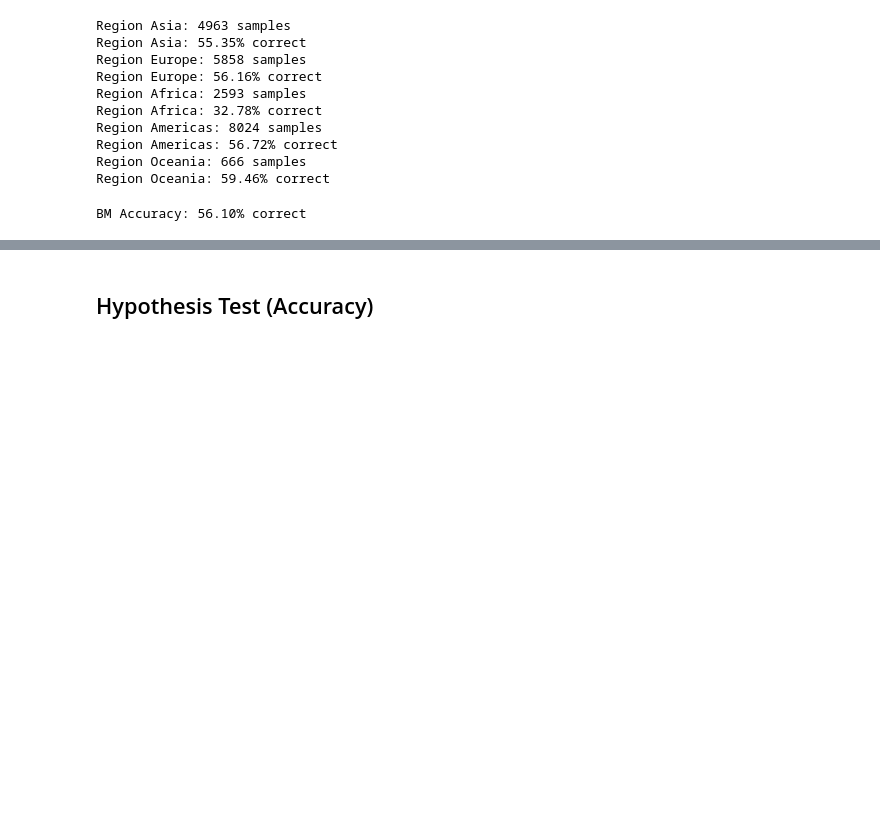
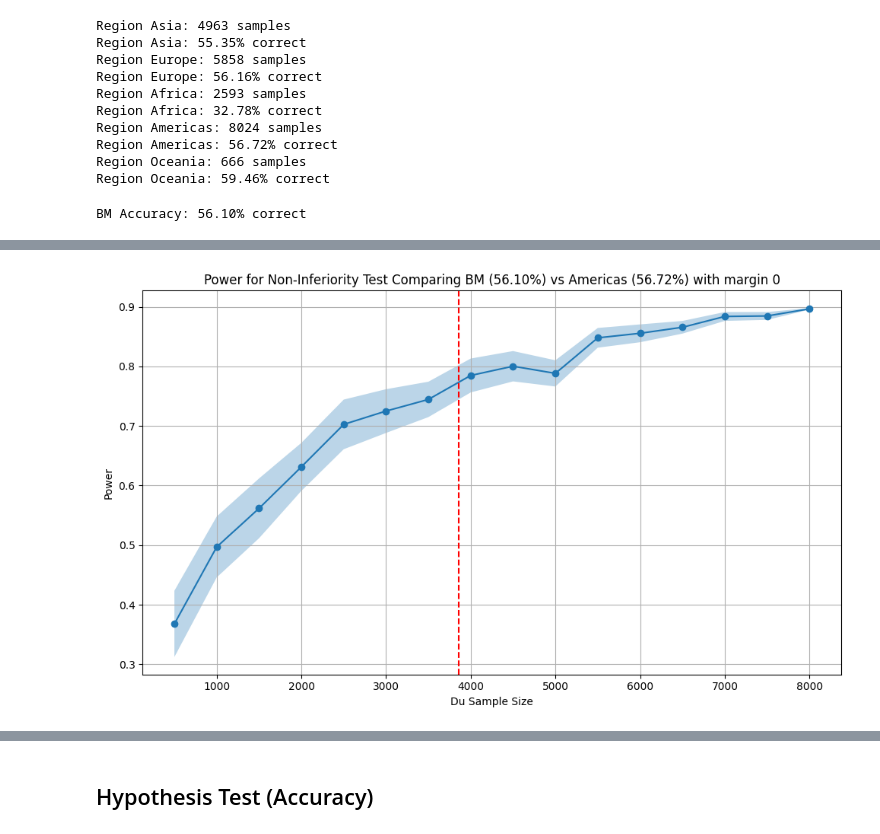
Before and after one commit to cleverhans-lab/suitability, a Jupyter notebook: suitability_filter_v2.ipynb, the cells around one changed output, grey strips where cells are left out. Cells and saved outputs as stored; diff of their text form; code cells hidden in the pictures; blank space fills up the shorter version.

```diff
--- a/suitability_filter_v2.ipynb
+++ b/suitability_filter_v2.ipynb
@@ -350,0 +410,40 @@ plt.show()
+# %%
+sample_sizes = np.arange(500, 8500, 500)
+results = []
+
+for ss in sample_sizes:
+    row = {"sample_size": ss}
+    powers = []
+    for trial in range(100):
+        user_dist_sample = np.random.choice(user_dist, ss, replace=False)
+        power = ftests.power_non_inferiority_ttest(prod_dist, user_dist_sample, margin=margin)
+        powers.append(power)
+    row["mean_power"] = np.mean(powers)
+    row["std_power"] = np.std(powers)
+    row["ci_upper"] = row["mean_power"] + 1.96 * (row["std_power"] / np.sqrt(len(powers)))
+    row["ci_lower"] = row["mean_power"] - 1.96 * (row["std_power"] / np.sqrt(len(powers)))
+    results.append(row)
+
+df = pd.DataFrame(results)
+# %%
+plt.figure(figsize=(10, 6))
+
+# Plot the mean p-values for each comparison
+plt.plot(df['sample_size'], df['mean_power'], marker='o')
+
+# Plot the confidence intervals as shaded regions
+plt.fill_between(df['sample_size'], df['ci_lower'], df['ci_upper'], alpha=0.3)
+
+# Customize the plot
+plt.title('Power for Non-Inferiority Test Comparing BM (56.10%) vs Americas (56.72%) with margin 0')
+plt.xlabel('Du Sample Size')
+plt.ylabel('Power')
+plt.grid(True)
+
+plt.axvline(x=ftests.sample_size_non_inferiority_ttest(prod_dist, user_dist, power=0.8, margin=margin), color='red', linestyle='--', label='Sample Size')
+
+# Adjust layout and show the plot
+plt.tight_layout()
+plt.show()
+# %% [output]
+[figure, added]
```
Also changed, not shown: parts of 12 cells of this notebook.
